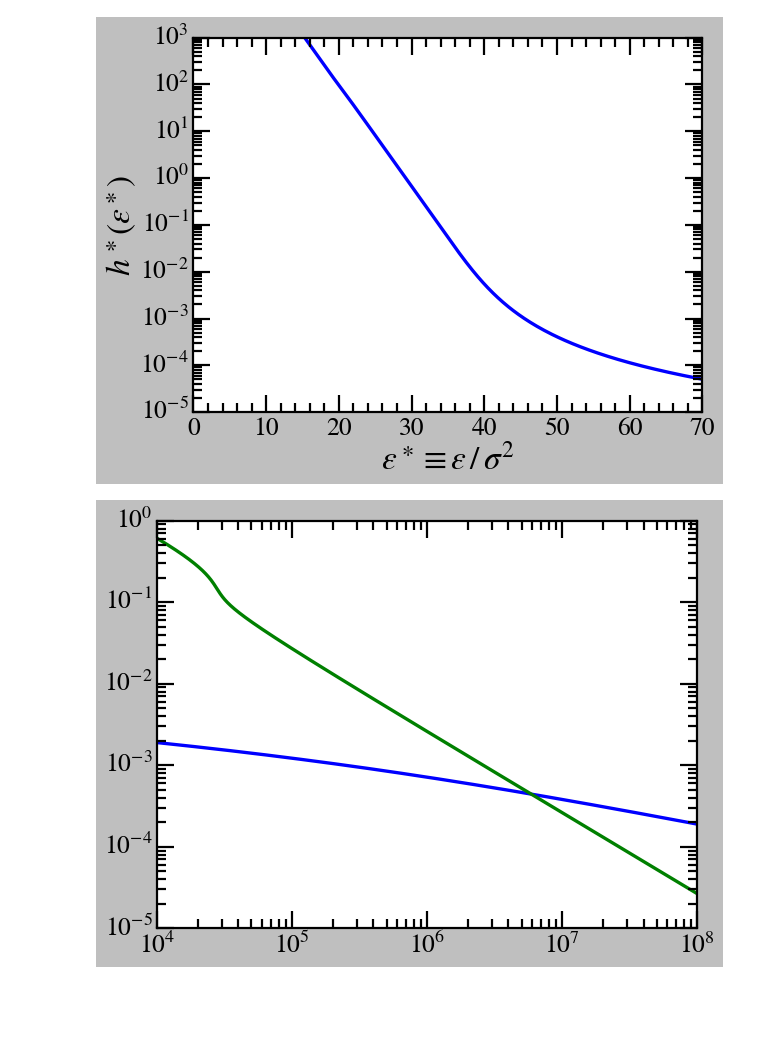
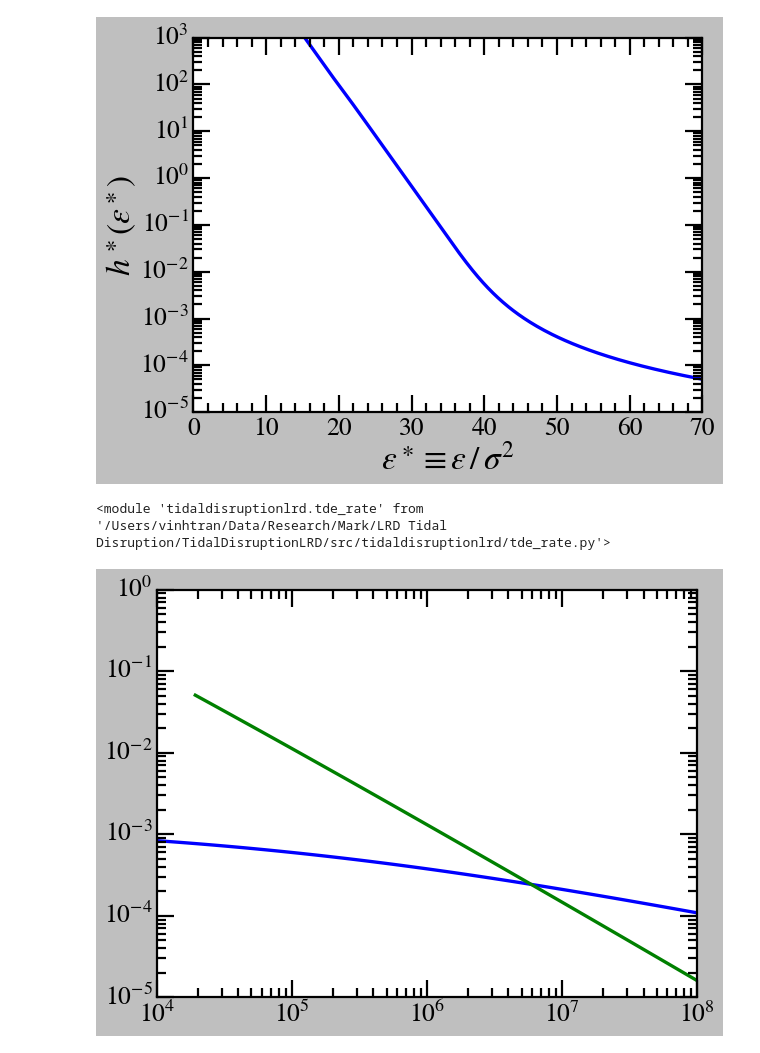
Before and after one commit to vinh-qtran/TidalDisruptionLRD, a Jupyter notebook: nbs/test.ipynb, the cells around one changed output. Cells and saved outputs as stored; diff of their text form; code cells hidden in the pictures; blank space fills up the shorter version.

Commit message:
Refactored TDE rate & Add stellar mass function

```diff
--- a/nbs/test.ipynb
+++ b/nbs/test.ipynb
@@ -92,44 +93,40 @@ plt.tight_layout()
 plt.show()
 # %% [output]
 [figure]
+# %%
+importlib.reload(tde_rate)
+# %% [output]
+<module 'tidaldisruptionlrd.tde_rate' from '/Users/vinhtran/Data/Research/Mark/LRD Tidal Disruption/TidalDisruptionLRD/src/tidaldisruptionlrd/tde_rate.py'>
 # %%
-M_bh = np.logspace(4, 8, 1000)
+M_bh = np.logspace(4, 8, 100)
 sigma = 200 * (M_bh / 1.48e8) ** (1 / 4.65)
+r_h = G * M_bh / sigma**2
+r_h_const = G * M_bh / 100**2
 
-tdr_Msigma = tdr_rate.TDRRate(
-    eta_ast_bins=isothermal_sphere_lc.reduced_epsilon_bins,
-    g_ast_bins=isothermal_sphere_lc.reduced_g_epsilon_bins,
-    h_ast_bins=isothermal_sphere_lc.reduced_h_epsilon_bins,
-    Jc_sqr_ast_bins=isothermal_sphere_lc.reduced_Jc_sqr_bins,
-    # P_ast_bins=isothermal_sphere_lc.reduced_P_bins,
-    M_bh=M_bh,
-    sigma=sigma,
-    m_s=1,
-    r_s=1,
+tde = tde_rate.SingleMassTDERate(
+    dimensionless_profile=isothermal_sphere_lc,
+    m_s_bins=np.linspace(0.08, 2, 1000),
+    M_bhs=M_bh,
+    r_hs=r_h,
 )
 
-tdr_const_sigma = tdr_rate.TDRRate(
-    eta_ast_bins=isothermal_sphere_lc.reduced_epsilon_bins,
-    g_ast_bins=isothermal_sphere_lc.reduced_g_epsilon_bins,
-    h_ast_bins=isothermal_sphere_lc.reduced_h_epsilon_bins,
-    Jc_sqr_ast_bins=isothermal_sphere_lc.reduced_Jc_sqr_bins,
-    # P_ast_bins=isothermal_sphere_lc.reduced_P_bins,
-    M_bh=M_bh,
-    sigma=100,
-    m_s=1,
-    r_s=1,
+tde_const = tde_rate.SingleMassTDERate(
+    dimensionless_profile=isothermal_sphere_lc,
+    m_s_bins=np.linspace(0.08, 2, 1000),
+    M_bhs=M_bh,
+    r_hs=r_h_const,
 )
 # %%
-plt.plot(tdr_Msigma.M_bh, tdr_Msigma.N_rate)
-plt.plot(tdr_const_sigma.M_bh, tdr_const_sigma.N_rate)
+plt.plot(tde.M_bhs, tde.N_TDEs)
+plt.plot(tde_const.M_bhs, tde_const.N_TDEs)
 
 plt.xscale("log")
 plt.yscale("log")
 
 plt.xlim(1e4, 1e8)
 plt.ylim(1e-5, 1e0)
 
 plt.tight_layout()
 plt.show()
 # %% [output]
-[figure, old version]
+[figure, new version]
```
Also changed, not shown: parts of 2 cells of this notebook, 2 other files.
